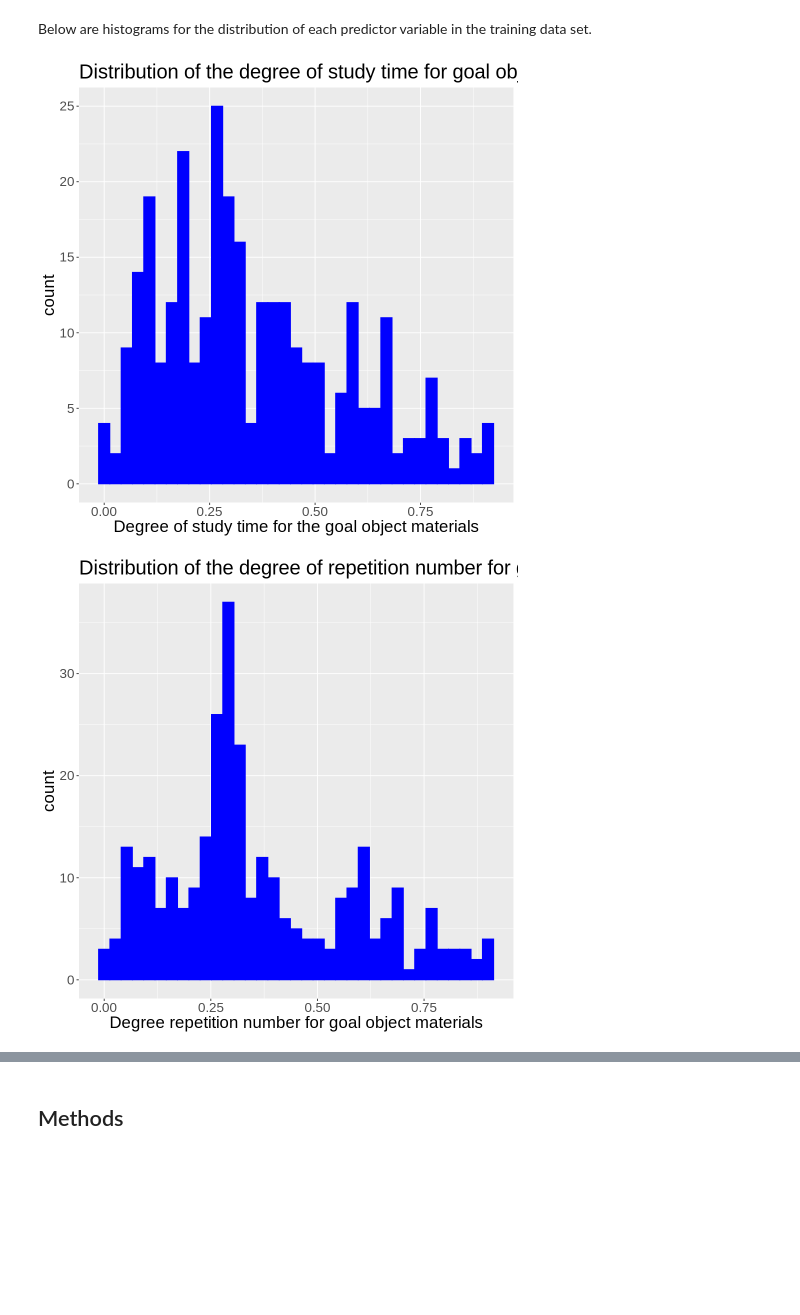
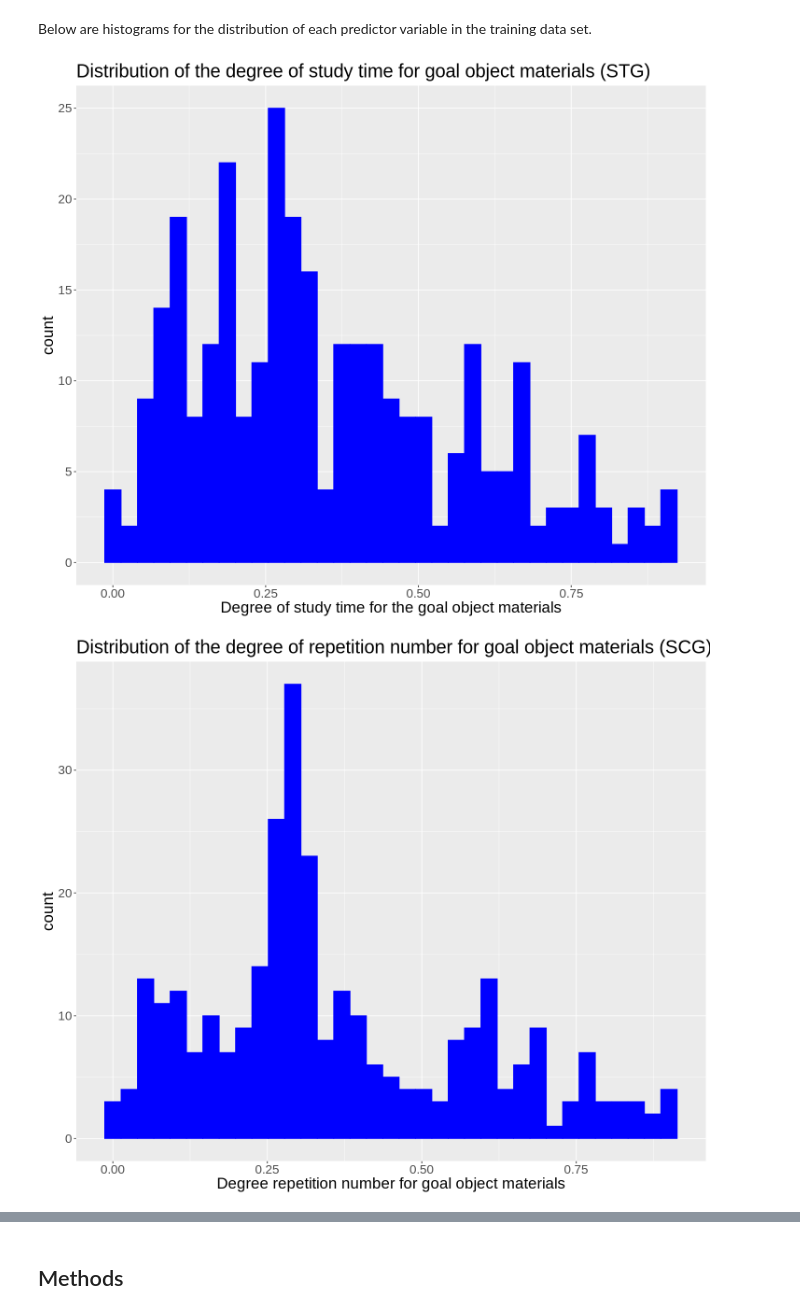
Before and after one commit to olivia-1221/Knowledge-Classification, a Jupyter notebook: proposal.ipynb, the cells around one changed output, grey strips where cells are left out. Drawn from its saved outputs; the diff is of its cells as text; code cells hidden in the pictures; blank space fills up the shorter version.

```diff
--- a/proposal.ipynb
+++ b/proposal.ipynb
@@ -135,36 +153,22 @@ rows_missing_vals
 # %% [markdown]
 Below are histograms for the distribution of each predictor variable in the training data set.
 # %%
-options(repr.plot.width = 8, repr.plot.height = 8)
+options(repr.plot.width = 12, repr.plot.height = 10)
 
 stg_hist <- ggplot(knowledge_training, aes(x = STG)) +
             geom_histogram(bins = 35, color = "blue", fill = "blue") +
-            ggtitle("Distribution of the degree of study time for goal object materials") +
+            ggtitle("Distribution of the degree of study time for goal object materials (STG)") +
             xlab("Degree of study time for the goal object materials") +
             theme(text = element_text(size = 20))
 
 scg_hist <- ggplot(knowledge_training, aes(x = SCG)) +
             geom_histogram(bins = 35, color = "blue", fill = "blue") +
-            ggtitle("Distribution of the degree of repetition number for goal object materials") +
+            ggtitle("Distribution of the degree of repetition number for goal object materials (SCG)") +
             xlab("Degree repetition number for goal object materials") +
-            theme(text = element_text(size = 20))
-
-lpr_hist <- ggplot(knowledge_training, aes(x = LPR)) +
-            geom_histogram(bins = 35, color = "blue", fill = "blue") +
-            ggtitle("Distribution of the degree of study time for related objects") +
-            xlab("Degree of study time for related objects") +
-            theme(text = element_text(size = 20))
-
-peg_hist <- ggplot(knowledge_training, aes(x = PEG)) +
-            geom_histogram(bins = 35, color = "blue", fill = "blue") +
-            ggtitle("Distribution of exam performance of related objects with goal objects") +
-            xlab("Exam performance of related objects with goal objects") +
             theme(text = element_text(size = 20))
 
 stg_hist
 scg_hist
-lpr_hist
-peg_hist
 # %% [output]
-[figure, old version]
+[figure, new version]
-[figure, old version]
+[figure, new version]
```
Also changed, not shown: parts of 2 cells of this notebook.
